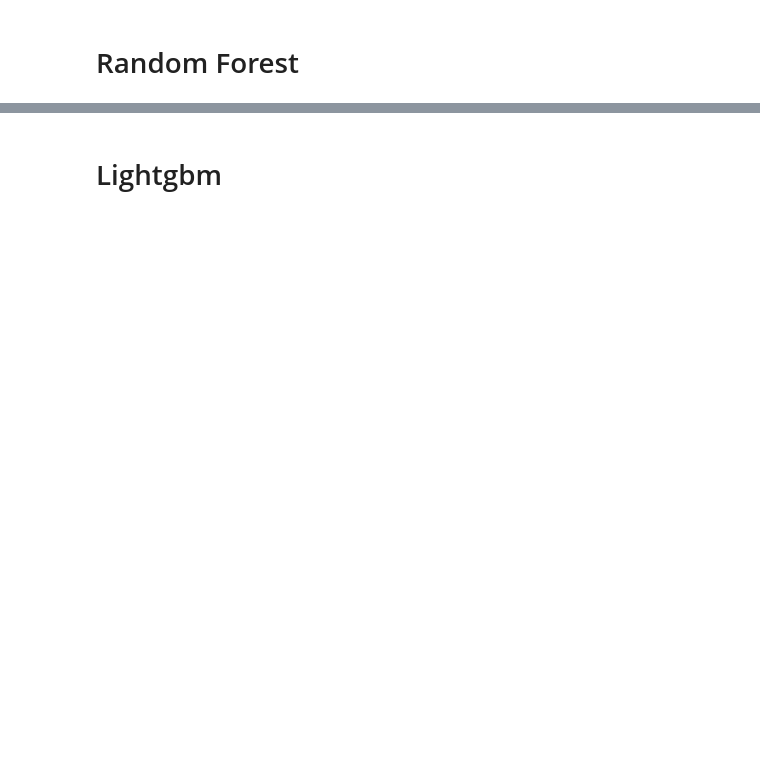
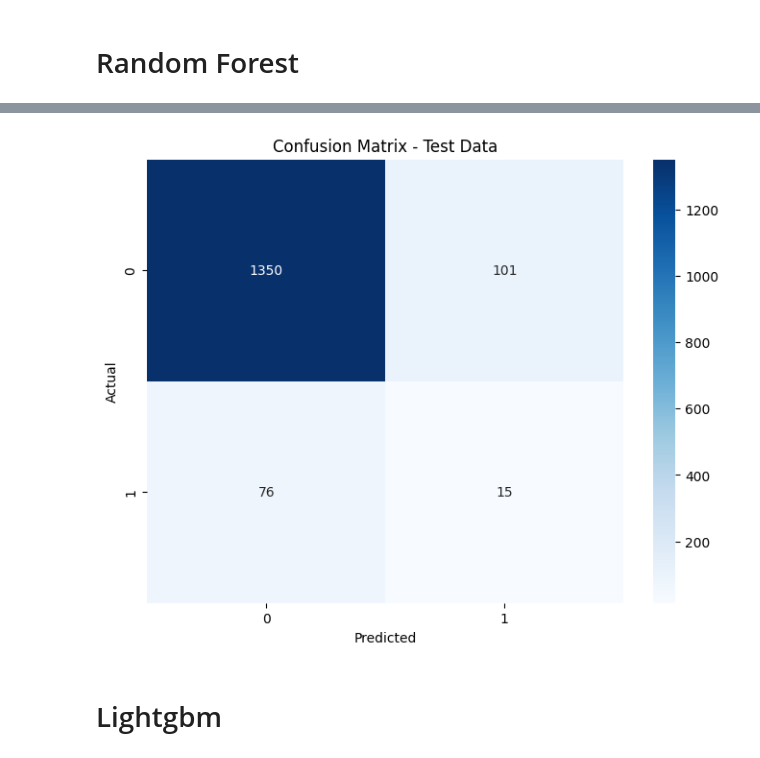
Before and after one commit to Yas002/insurance-car-accident-fraud-detection, a Jupyter notebook: src/modeling.ipynb, the cells around one changed output, grey strips where cells are left out. Drawn from its saved outputs; the diff is of its cells as text; code cells hidden in the pictures; blank space fills up the shorter version.

```diff
--- a/src/modeling.ipynb
+++ b/src/modeling.ipynb
@@ -250,15 +338,26 @@ rf_model = RandomForestClassifier(**params)
 # Train the model
 rf_model.fit(X_train, y_train)
 
-# Make predictions
-y_pred = rf_model.predict(X_test)
-y_pred_prob = rf_model.predict_proba(X_test)[:, 1]
+# Make predictions on test data
+y_test_pred = rf_model.predict(X_test)
+y_test_pred_prob = rf_model.predict_proba(X_test)[:, 1]
 
-# Evaluate the model
-f1 = f1_score(y_test, y_pred)
-roc_auc = roc_auc_score(y_test, y_pred_prob)
-accuracy = accuracy_score(y_test, y_pred)
+# Evaluate the model on training data
+train_f1 = f1_score(y_train, y_train_pred)
+train_roc_auc = roc_auc_score(y_train, y_train_pred_prob)
+train_accuracy = accuracy_score(y_train, y_train_pred)
 
-print(f"F1 Score: {f1}")
-print(f"ROC AUC Score: {roc_auc}")
-print(f"Accuracy: {accuracy}")
+# Evaluate the model on test data
+test_f1 = f1_score(y_test, y_test_pred)
+test_roc_auc = roc_auc_score(y_test, y_test_pred_prob)
+test_accuracy = accuracy_score(y_test, y_test_pred)
+
+print("Training Metrics:")
+print(f"F1 Score: {train_f1}")
+print(f"ROC AUC Score: {train_roc_auc}")
+print(f"Accuracy: {train_accuracy}")
+
+print("\nTest Metrics:")
+print(f"F1 Score: {test_f1}")
+print(f"ROC AUC Score: {test_roc_auc}")
+print(f"Accuracy: {test_accuracy}")
@@ -265,3 +374,14 @@ print(f"Accuracy: {accuracy}")
+# %%
+# Plot confusion matrix for test data
+train_cm = confusion_matrix(y_test, y_test_pred)
+plt.figure(figsize=(8, 6))
+sns.heatmap(train_cm, annot=True, fmt='d', cmap='Blues')
+plt.title('Confusion Matrix - Test Data')
+plt.xlabel('Predicted')
+plt.ylabel('Actual')
+plt.show()
+# %% [output]
+[figure, added]
 # %%
 # Log parameters and metrics with MLflow
 mlflow.log_params(params)
```
Also changed, not shown: parts of 14 cells of this notebook, 7 other files.
